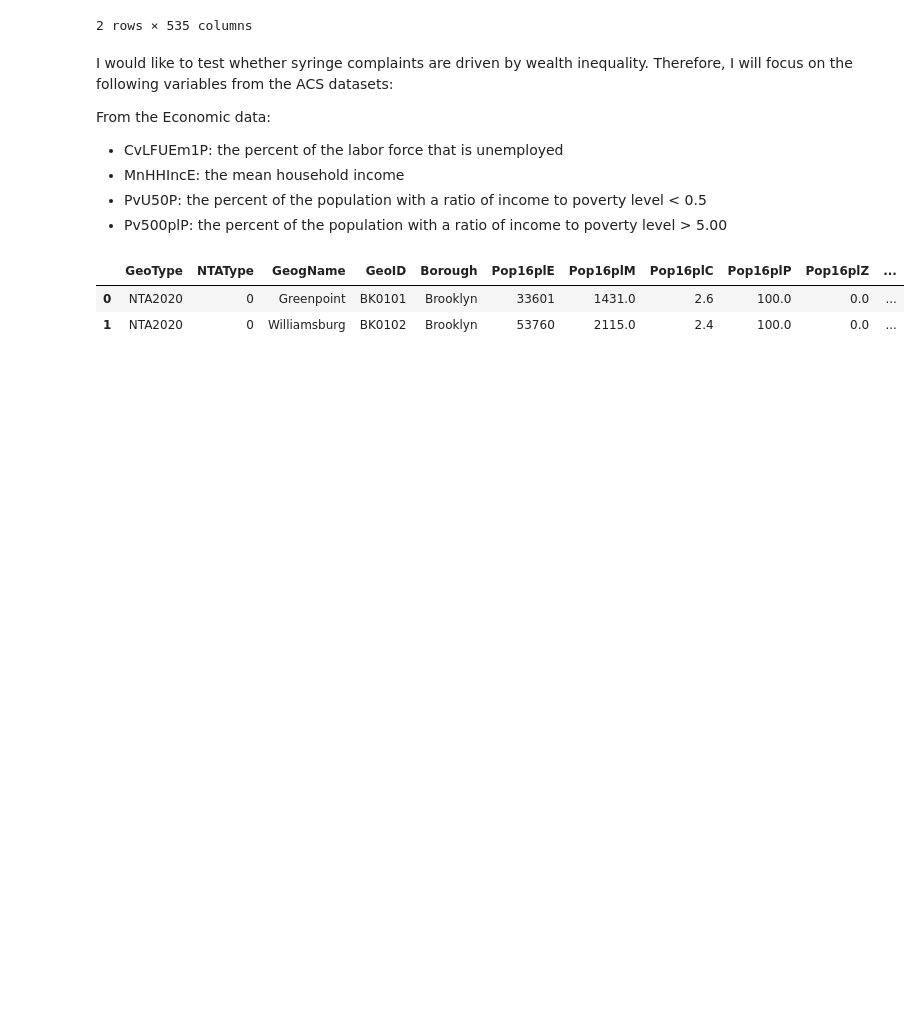
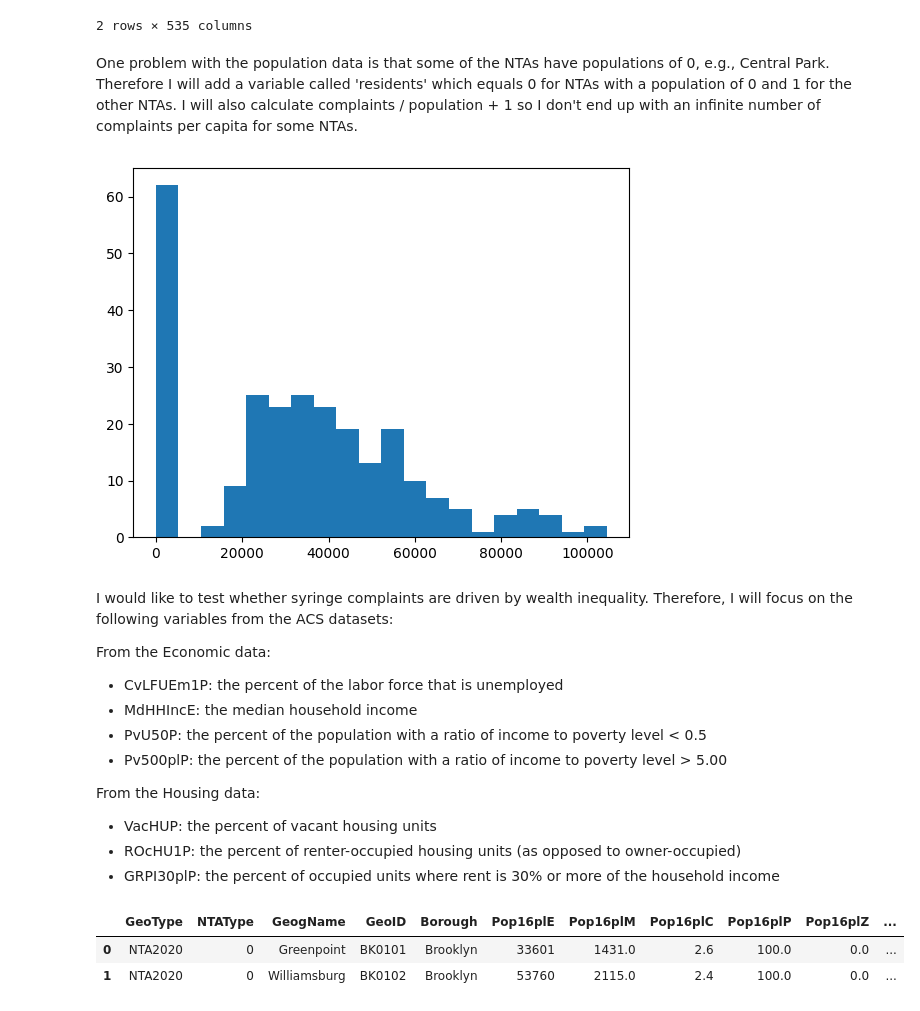
Before and after one commit to abretti/em212-applied-data-science, a Jupyter notebook: Machine_Learning_Model.ipynb, the cells around one changed output. Drawn from its saved outputs; the diff is of its cells as text; code cells hidden in the pictures; blank space fills up the shorter version.

```diff
--- a/Machine_Learning_Model.ipynb
+++ b/Machine_Learning_Model.ipynb
@@ -265,4 +229,12 @@ acs_demographic_subset = acs_demographic[['NTA2020', 'Pop_1E']]
 # %%
 # Join complaints_nta and acs_demographic_subset
 complaints_nta = complaints_nta.merge(acs_demographic_subset, on = 'NTA2020')
+# %% [markdown]
+One problem with the population data is that some of the NTAs have populations of 0, e.g., Central Park. Therefore I will add a variable called 'residents' which equals 0 for NTAs with a population of 0 and 1 for the other NTAs. I will also calculate complaints / population + 1 so I don't end up with an infinite number of complaints per capita for some NTAs.
+# %%
+# Make a histogram of Pop_1E
+plt.hist(complaints_nta['Pop_1E'], bins = 20)
+plt.show()
+# %% [output]
+[figure, added]
 # %%
@@ -276,9 +251,14 @@ I would like to test whether syringe complaints are driven by wealth inequality.
 
 From the Economic data:
 * CvLFUEm1P: the percent of the labor force that is unemployed
-* MnHHIncE: the mean household income
+* MdHHIncE: the median household income
 * PvU50P: the percent of the population with a ratio of income to poverty level < 0.5
 * Pv500plP: the percent of the population with a ratio of income to poverty level > 5.00
+
+From the Housing data:
+* VacHUP: the percent of vacant housing units
+* ROcHU1P: the percent of renter-occupied housing units (as opposed to owner-occupied)
+* GRPI30plP: the percent of occupied units where rent is 30% or more of the household income
 # %%
 # Load the ACS economic data for NTAs
 acs_economic = pd.read_excel('/content/5-yr ACS 2022/Neighborhood-NTA/Economic/Econ_1822_NTA.xlsx')
```
Also changed, not shown: parts of 46 cells of this notebook.
